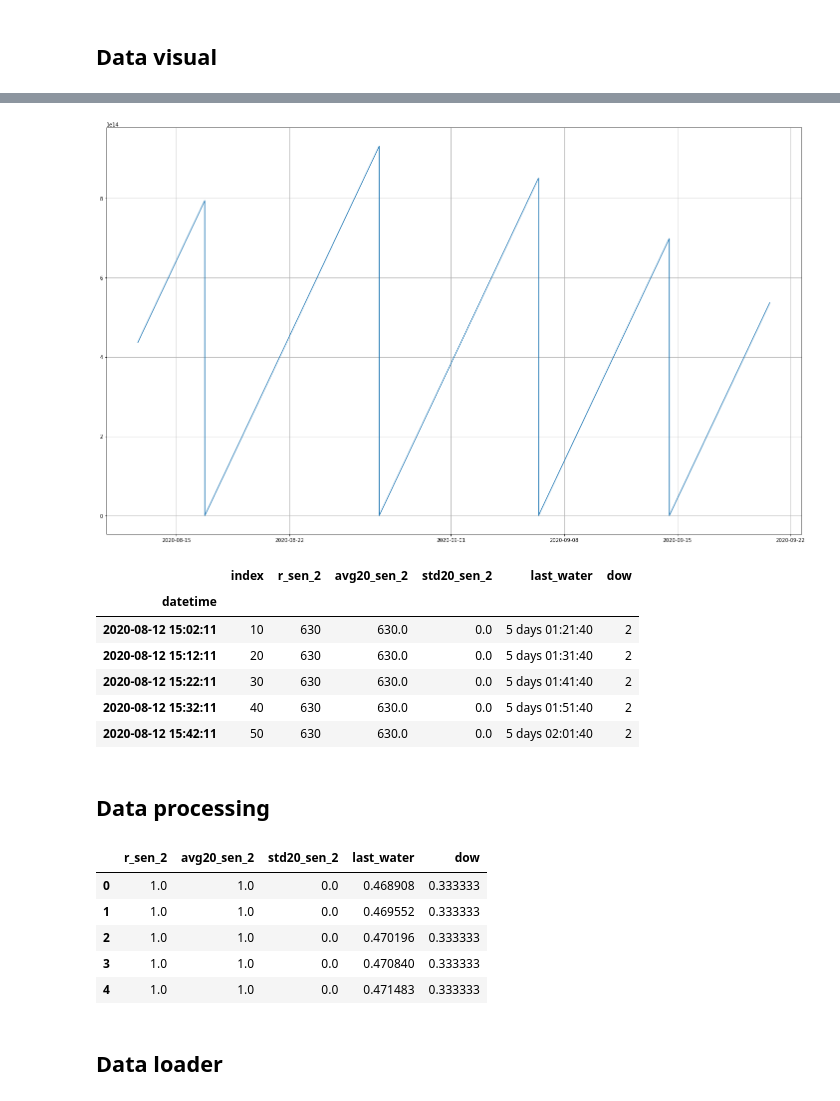
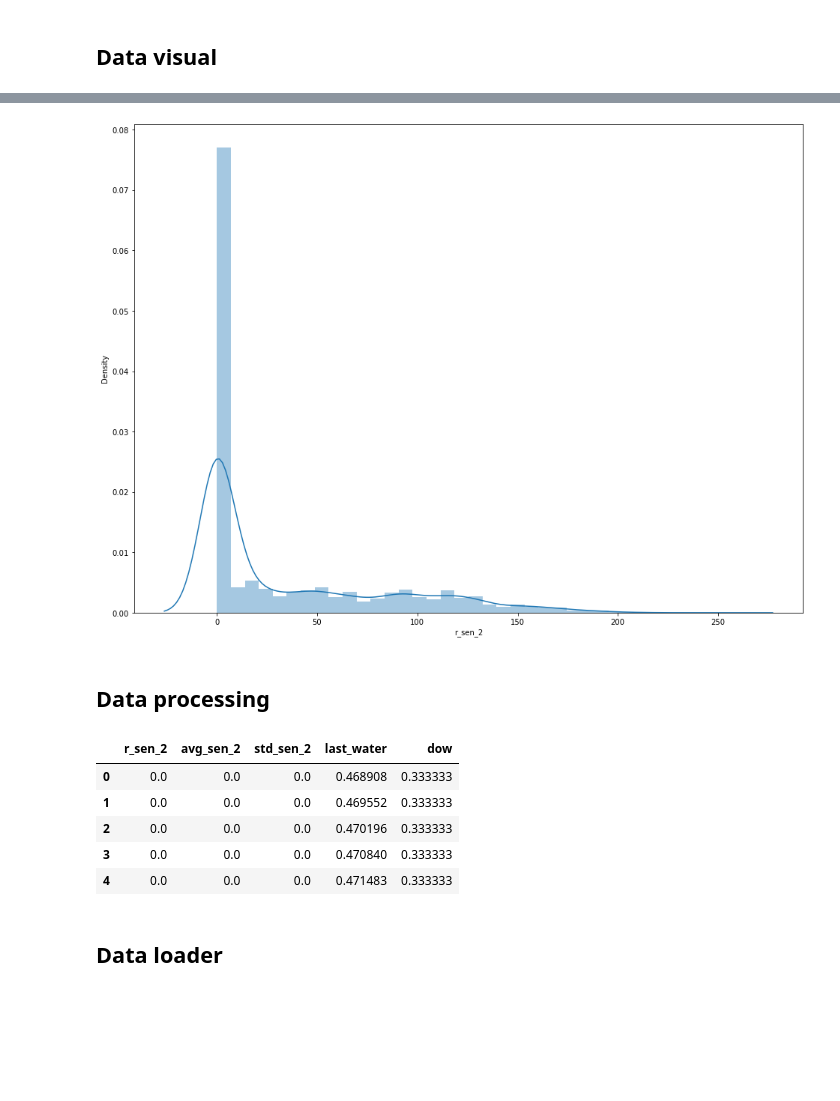
Before and after one commit to JerrickB/MoistBot, a Jupyter notebook: MoistBot.ipynb, the cells around one changed output, grey strips where cells are left out. Saved outputs shown, nothing was run; the diff lists cells and outputs as text; code cells hidden in the pictures; blank space fills up the shorter version.

```diff
--- a/MoistBot.ipynb
+++ b/MoistBot.ipynb
@@ -50,9 +51,14 @@ df = pd.read_csv(PATH,parse_dates=['datetime','date'])
 df.drop(['date','time','r_sen_1','s_sen_1','s_sen_2'],axis=1,inplace=True)
 # df["mvg20_sen_2"] = df.loc[:,"r_sen_2"].rolling(window=20).mean()
 # df["mvg20_sen_2"] = df["mvg20_sen_2"].round()
+df['r_sen_2'] = (df['r_sen_2'] - 630)*-1
 x, y, y_err = moving_mean(df['datetime'],df["r_sen_2"], 10)
-df.loc[df['datetime'].isin(x),'avg20_sen_2'] = y
-df.loc[df['datetime'].isin(x),'std20_sen_2'] = y_err
+df.loc[df['datetime'].isin(x),'avg_sen_2'] = y
+df.loc[df['datetime'].isin(x),'std_sen_2'] = y_err
 df.dropna(inplace=True)
+df.reset_index(inplace=True)
+df.drop('index',axis=1,inplace=True)
+
+df.to_feather('../notebooks/data/sen_aggre.feather')
 df.head()
 # %% [output]
@@ -65,8 +71,8 @@ df.head()
 # %% [markdown]
 ## Data visual
 # %%
-df_w = df.loc[df['std20_sen_2'] > 15]
-df_t = pd.DataFrame(data={'datetime':pd.to_datetime("2020-08-07 13:40:31"),'r_sen_2':np.average(df_w['r_sen_2']), 'avg20_sen_2':np.average(df_w['avg20_sen_2']),'std20_sen_2':np.average(df_w['std20_sen_2'])},index=[0])
+df_w = df.loc[df['std_sen_2'] > 15]
+df_t = pd.DataFrame(data={'datetime':pd.to_datetime("2020-08-07 13:40:31"),'r_sen_2':np.average(df_w['r_sen_2']), 'avg_sen_2':np.average(df_w['avg_sen_2']),'std_sen_2':np.average(df_w['std_sen_2'])},index=[0])
 df_t = df_t.append(df_w)
 df_t.sort_values(['datetime'],ascending=False,inplace=True)
 
@@ -112,0 +121,12 @@ plt.show()
+# %%
+df_t = df.loc[df['std_sen_2'] == 0,:]
+df_p = df_t.iloc[::75]
+df_p = df_t.loc[df['std_sen_2'].isin(df_p.loc[:,'std_sen_2']),:]
+df_t = df.loc[df['std_sen_2'] > 0, :]
+
+df_d = df_p.append(df_t)
+df_d.sort_index(inplace=True)
+# %%
+df_d = df_d.reset_index()
+df_d.drop(['index'],axis=1,inplace=True)
+df_d.to_csv('../notebooks/data/sen_aggre2.csv')
@@ -113,20 +142,9 @@ plt.show()
 # %%
-fig, ax = plt.subplots(figsize=[25,15])
-ax.grid(True)
-ax.plot(df_ts['last_water'])
+fig, ax = plt.subplots(figsize=(16,12))
+sns.distplot(df_d['r_sen_2'], hist=True,ax=ax)
 plt.show()
 # %% [output]
-[figure, old version]
+[figure, new version]
-# %%
-df.head()
-# %% [output]
-|  | index | r_sen_2 | avg20_sen_2 | std20_sen_2 | last_water | dow |
-| datetime |  |  |  |  |  |  |
-| 2020-08-12 15:02:11 | 10 | 630 | 630.0 | 0.0 | 5 days 01:21:40 | 2 |
-| 2020-08-12 15:12:11 | 20 | 630 | 630.0 | 0.0 | 5 days 01:31:40 | 2 |
-| 2020-08-12 15:22:11 | 30 | 630 | 630.0 | 0.0 | 5 days 01:41:40 | 2 |
-| 2020-08-12 15:32:11 | 40 | 630 | 630.0 | 0.0 | 5 days 01:51:40 | 2 |
-| 2020-08-12 15:42:11 | 50 | 630 | 630.0 | 0.0 | 5 days 02:01:40 | 2 |
 # %% [markdown]
 ## Data processing
 # %%
@@ -142,17 +160,16 @@ def ds_make(df,y_col,win=20,md=False):
     return np.array(x), np.array(y)
 # %%
-df_d = df.reset_index()
-df_d.drop(['index','datetime'],axis=1,inplace=True)
+df_d.drop(['datetime'],axis=1,inplace=True)
 
 df_d.loc[:,'last_water'] = df_d.loc[:,'last_water'].astype(int)/10000000000
 
 #scale down for computing
 scaler = MinMaxScaler(feature_range=(0,1))
-for col in ['r_sen_2','avg20_sen_2','std20_sen_2','last_water','dow']:
+for col in ['r_sen_2','avg_sen_2','std_sen_2','last_water','dow']:
     df_d.loc[:,col] = scaler.fit_transform(df_d[col].values.reshape(-1,1))
 
 # split into DL data
-win = 20
+win = 10
 xs, ys = ds_make(df_d,"r_sen_2",win=win)
 xs_t = []
 for lookback in xs:
@@ -164,12 +181,12 @@ for lookback in xs:
 
 df_d.head()
 # %% [output]
-|  | r_sen_2 | avg20_sen_2 | std20_sen_2 | last_water | dow |
-| 0 | 1.0 | 1.0 | 0.0 | 0.468908 | 0.333333 |
-| 1 | 1.0 | 1.0 | 0.0 | 0.469552 | 0.333333 |
-| 2 | 1.0 | 1.0 | 0.0 | 0.470196 | 0.333333 |
-| 3 | 1.0 | 1.0 | 0.0 | 0.470840 | 0.333333 |
-| 4 | 1.0 | 1.0 | 0.0 | 0.471483 | 0.333333 |
+|  | r_sen_2 | avg_sen_2 | std_sen_2 | last_water | dow |
+| 0 | 0.0 | 0.0 | 0.0 | 0.468908 | 0.333333 |
+| 1 | 0.0 | 0.0 | 0.0 | 0.469552 | 0.333333 |
+| 2 | 0.0 | 0.0 | 0.0 | 0.470196 | 0.333333 |
+| 3 | 0.0 | 0.0 | 0.0 | 0.470840 | 0.333333 |
+| 4 | 0.0 | 0.0 | 0.0 | 0.471483 | 0.333333 |
 # %% [markdown]
 ## Data loader
 # %%
```
Also changed, not shown: parts of 18 cells of this notebook, 3 other files.
